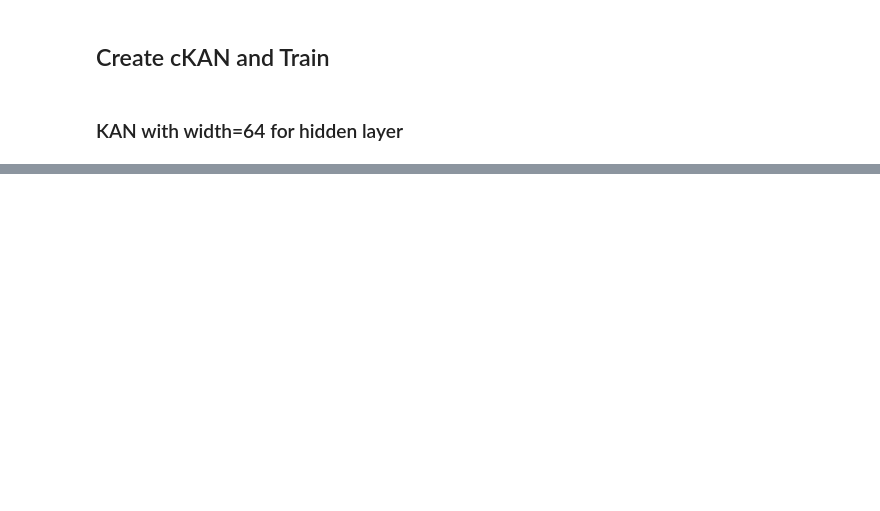
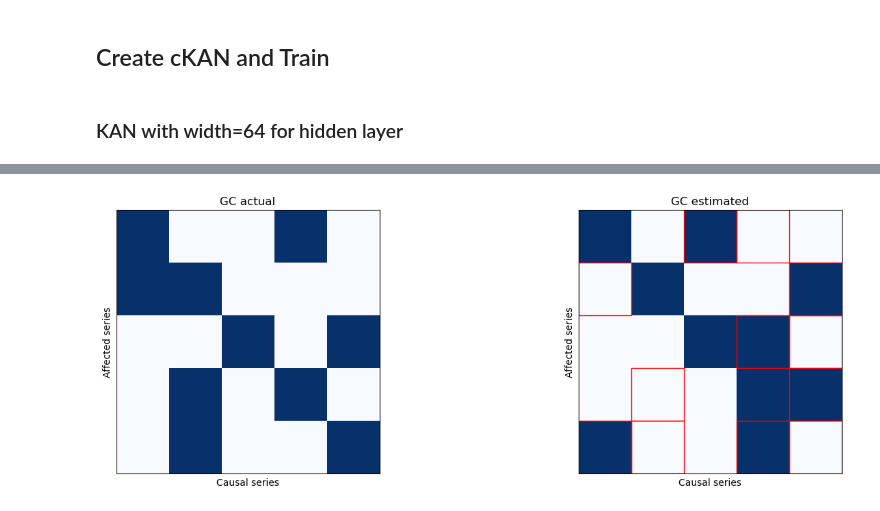
Before and after one commit to MorganREN/TKAN4GrangerCausality, a Jupyter notebook: KAN4Granger/ckan_lagged_var_demo.ipynb, the cells around one changed output, grey strips where cells are left out. Saved outputs shown, nothing was run; the diff lists cells and outputs as text; code cells hidden in the pictures; blank space fills up the shorter version.

```diff
--- a/KAN4Granger/ckan_lagged_var_demo.ipynb
+++ b/KAN4Granger/ckan_lagged_var_demo.ipynb
@@ -140,0 +146,36 @@ array([[1, 0, 1],
+# %%
+# set the first six largest values in each row of scores_medium to 1, the rest to 0
+scores_medium_bin = np.zeros(scores_medium.shape)
+for i in range(scores_medium.shape[0]):
+    idx = np.argsort(scores_medium[i])[::-1][:2]
+    scores_medium_bin[i, idx] = 1
+
+# plot the heatmap of the GC matrix
+fig, axarr = plt.subplots(1, 2, figsize=(16, 5))
+
+axarr[0].imshow(GC, cmap='Blues')
+axarr[0].set_title('GC actual')
+axarr[0].set_ylabel('Affected series')
+axarr[0].set_xlabel('Causal series')
+axarr[0].set_xticks([])
+axarr[0].set_yticks([])
+
+axarr[1].imshow(scores_medium_bin, cmap='Blues')
+axarr[1].set_title('GC estimated')
+axarr[1].set_ylabel('Affected series')
+axarr[1].set_xlabel('Causal series')
+axarr[1].set_xticks([])
+axarr[1].set_yticks([])
+
+# Mark disagreements
+for i in range(len(GC)):
+    for j in range(len(GC)):
+        if GC[i, j] != scores_medium_bin[i, j]:
+            rect = plt.Rectangle((j-0.5, i-0.5), 1, 1, facecolor='none', edgecolor='red', linewidth=1)
+            axarr[1].add_patch(rect)
+
+plt.show()
+
+# print true variable usage
+# %% [output]
+[figure, added]
```
Also changed, not shown: parts of 21 cells of this notebook, 3 other files.
